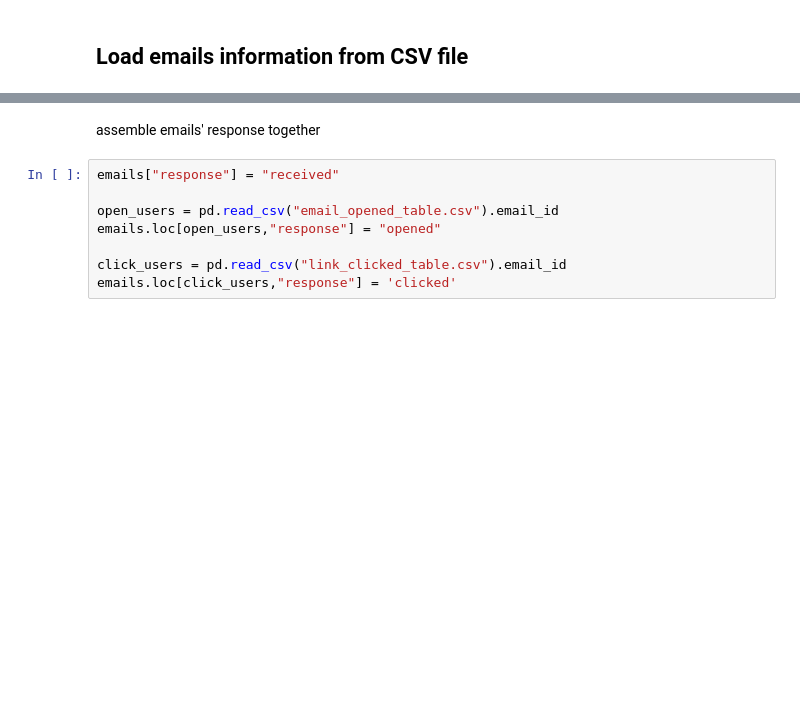
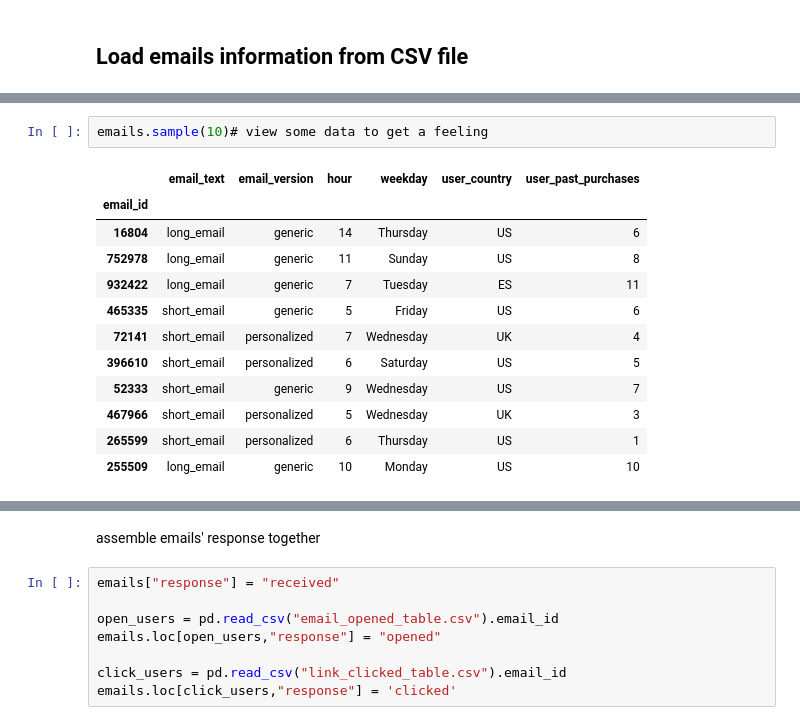
Before and after one commit to stasi009/TakeHomeDataChallenges, a Jupyter notebook: 07.MarketingEmail/market_email.ipynb, the cells around one changed output, grey strips where cells are left out. Saved outputs shown, nothing was run; the diff lists cells and outputs as text; blank space fills up the shorter version.

```diff
--- a/07.MarketingEmail/market_email.ipynb
+++ b/07.MarketingEmail/market_email.ipynb
@@ -46 +65,16 @@ plt.style.use('ggplot')
+# %%
+emails.sample(10)# view some data to get a feeling
+# %% [output]
+|  | email_text | email_version | hour | weekday | user_country | user_past_purchases |
+| email_id |  |  |  |  |  |  |
+| 16804 | long_email | generic | 14 | Thursday | US | 6 |
+| 752978 | long_email | generic | 11 | Sunday | US | 8 |
+| 932422 | long_email | generic | 7 | Tuesday | ES | 11 |
+| 465335 | short_email | generic | 5 | Friday | US | 6 |
+| 72141 | short_email | personalized | 7 | Wednesday | UK | 4 |
+| 396610 | short_email | personalized | 6 | Saturday | US | 5 |
+| 52333 | short_email | generic | 9 | Wednesday | US | 7 |
+| 467966 | short_email | personalized | 5 | Wednesday | UK | 3 |
+| 265599 | short_email | personalized | 6 | Thursday | US | 1 |
+| 255509 | long_email | generic | 10 | Monday | US | 10 |
 # %%
```
Also changed, not shown: parts of 48 cells of this notebook, 2 other files.
